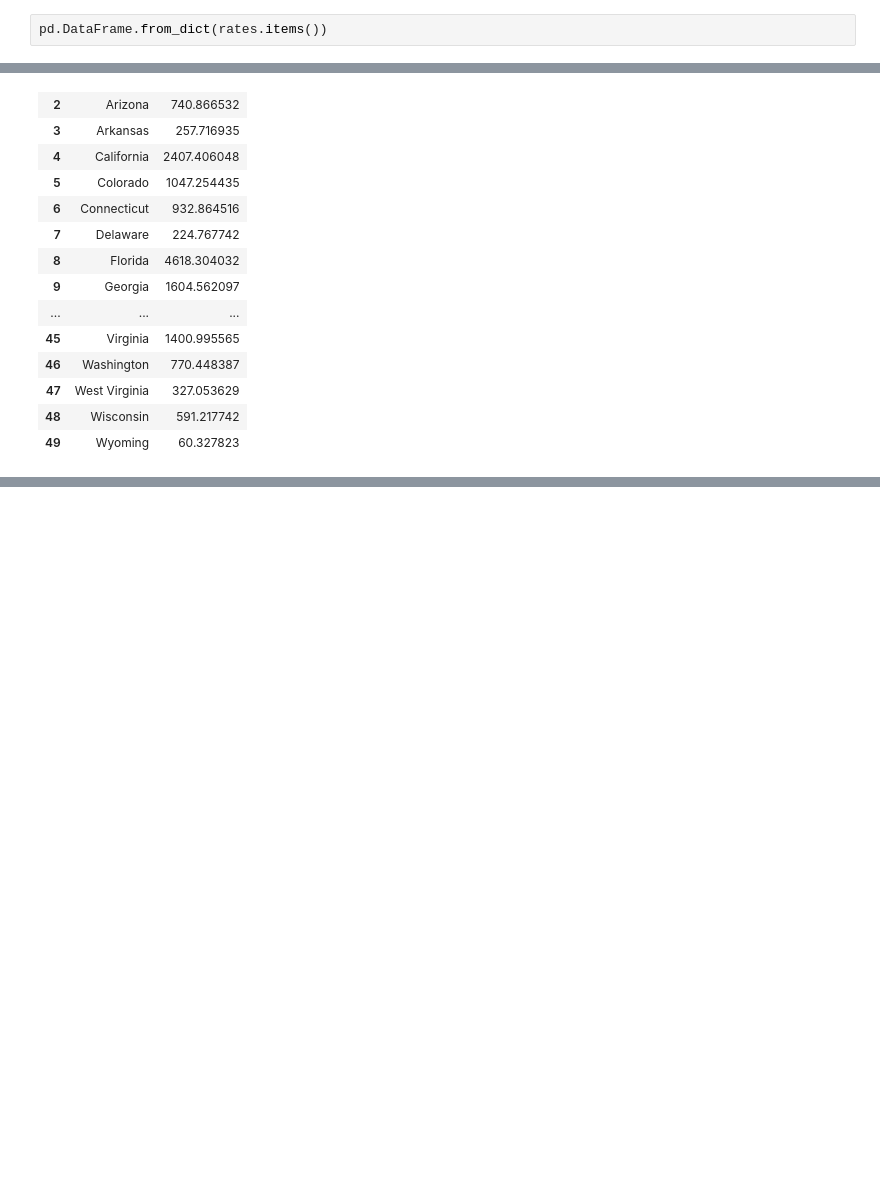
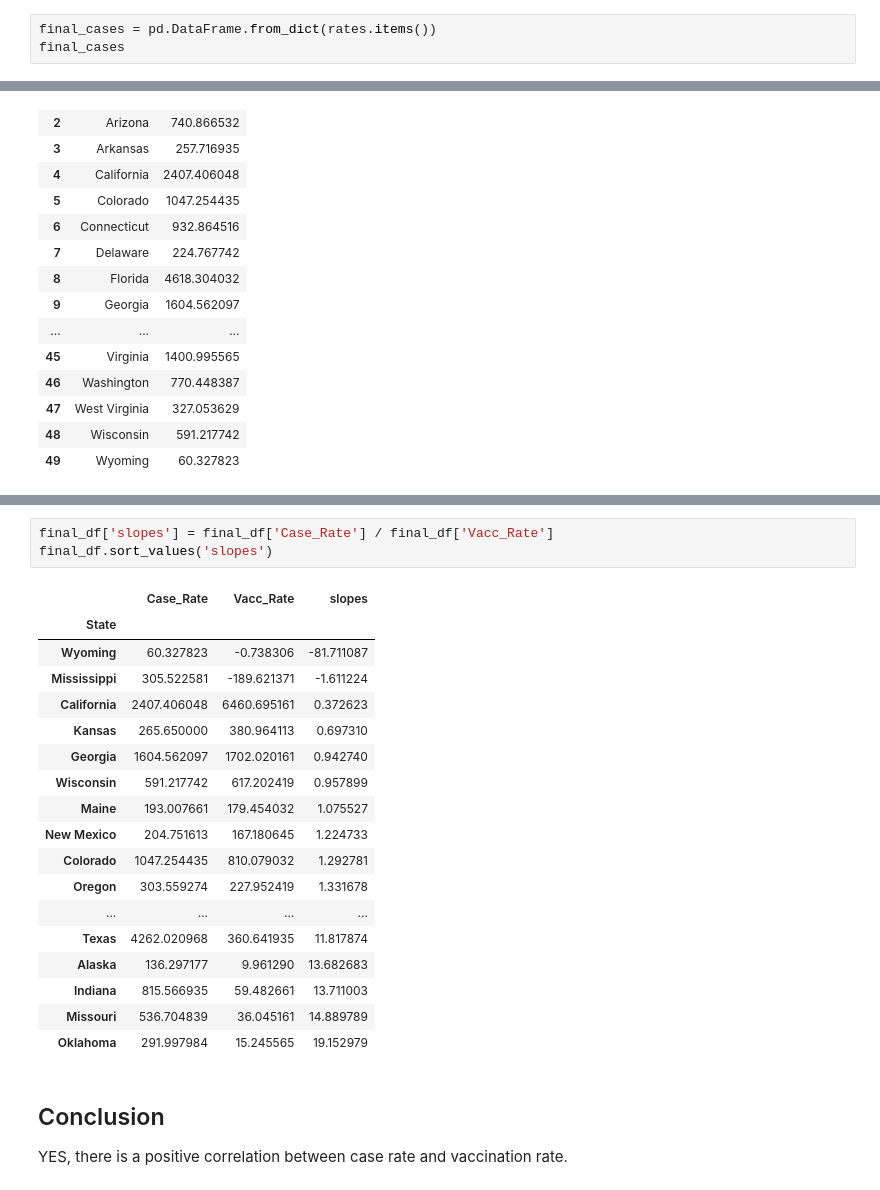
Before and after one commit to annajyang/covid-project, a Jupyter notebook: final_project.ipynb, the cells around one changed output, grey strips where cells are left out. Saved outputs shown, nothing was run; the diff lists cells and outputs as text; blank space fills up the shorter version.

```diff
--- a/cases_process.ipynb
+++ b/final_project.ipynb
@@ -135,7 +138,8 @@ print(rates)
 # %% [output]
 {'Alabama': 413.74717741935484, 'Alaska': 136.29717741935485, 'Arizona': 740.8665322580645, 'Arkansas': 257.716935483871, 'California': 2407.4060483870967, 'Colorado': 1047.254435483871, 'Connecticut' ...
 # %%
-pd.DataFrame.from_dict(rates.items())
+final_cases = pd.DataFrame.from_dict(rates.items())
+final_cases
 # %% [output]
 |  | 0 | 1 |
 | 0 | Alabama | 413.747177 |
@@ -156,0 +221,25 @@ pd.DataFrame.from_dict(rates.items())
+# %%
+final_df['slopes'] = final_df['Case_Rate'] / final_df['Vacc_Rate']
+final_df.sort_values('slopes')
+# %% [output]
+|  | Case_Rate | Vacc_Rate | slopes |
+| State |  |  |  |
+| Wyoming | 60.327823 | -0.738306 | -81.711087 |
+| Mississippi | 305.522581 | -189.621371 | -1.611224 |
+| California | 2407.406048 | 6460.695161 | 0.372623 |
+| Kansas | 265.650000 | 380.964113 | 0.697310 |
+| Georgia | 1604.562097 | 1702.020161 | 0.942740 |
+| Wisconsin | 591.217742 | 617.202419 | 0.957899 |
+| Maine | 193.007661 | 179.454032 | 1.075527 |
+| New Mexico | 204.751613 | 167.180645 | 1.224733 |
+| Colorado | 1047.254435 | 810.079032 | 1.292781 |
+| Oregon | 303.559274 | 227.952419 | 1.331678 |
+| ... | ... | ... | ... |
+| Texas | 4262.020968 | 360.641935 | 11.817874 |
+| Alaska | 136.297177 | 9.961290 | 13.682683 |
+| Indiana | 815.566935 | 59.482661 | 13.711003 |
+| Missouri | 536.704839 | 36.045161 | 14.889789 |
+| Oklahoma | 291.997984 | 15.245565 | 19.152979 |
+# %% [markdown]
+## Conclusion
+YES, there is a positive correlation between case rate and vaccination rate.
```
Also changed, not shown: parts of 5 cells of this notebook.
